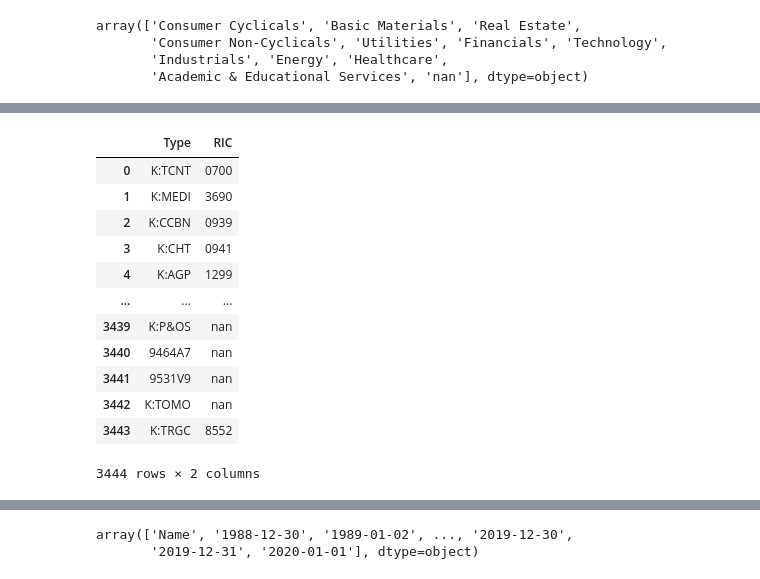
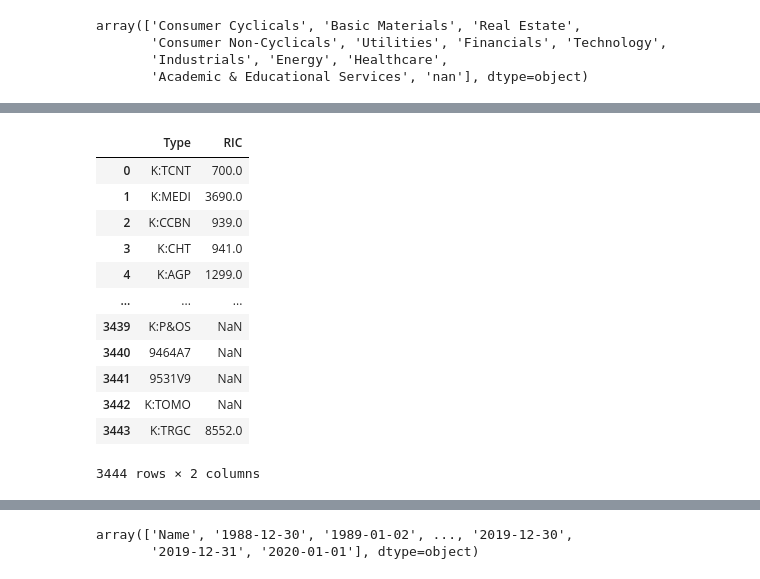
Before and after one commit to kakatelll/table-replication, a Jupyter notebook: replicate_table.ipynb, the cells around one changed output, grey strips where cells are left out. Cells and saved outputs as stored; diff of their text form; code cells hidden in the pictures.

```diff
--- a/replicate_table.ipynb
+++ b/replicate_table.ipynb
@@ -82,22 +135,20 @@ eqt_mktcap
 # %%
 #get equity RIC
-eqt_RIC=pd.read_excel('hk_equity_RIC.xlsm','Sheet1',usecols=['Type','RIC'])
-
-eqt_RIC['RIC'] = eqt_RIC['RIC'].astype(str).str[:4]
+eqt_RIC=pd.read_csv('eqt_RIC.csv',usecols=['Type','RIC'])
 eqt_RIC
 # %% [output]
 |  | Type | RIC |
-| 0 | K:TCNT | 0700 |
-| 1 | K:MEDI | 3690 |
-| 2 | K:CCBN | 0939 |
-| 3 | K:CHT | 0941 |
-| 4 | K:AGP | 1299 |
+| 0 | K:TCNT | 700.0 |
+| 1 | K:MEDI | 3690.0 |
+| 2 | K:CCBN | 939.0 |
+| 3 | K:CHT | 941.0 |
+| 4 | K:AGP | 1299.0 |
 | ... | ... | ... |
-| 3439 | K:P&OS | nan |
-| 3440 | 9464A7 | nan |
-| 3441 | 9531V9 | nan |
-| 3442 | K:TOMO | nan |
-| 3443 | K:TRGC | 8552 |
+| 3439 | K:P&OS | NaN |
+| 3440 | 9464A7 | NaN |
+| 3441 | 9531V9 | NaN |
+| 3442 | K:TOMO | NaN |
+| 3443 | K:TRGC | 8552.0 |
 3444 rows × 2 columns
 # %%
 mktcap = eqt_mktcap.reindex(columns=['Name','2013-12-31','2014-12-31','2015-12-31','2016-12-31','2017-12-31','2018-12-31'])
```
Also changed, not shown: parts of 14 cells of this notebook, 8 other files.
